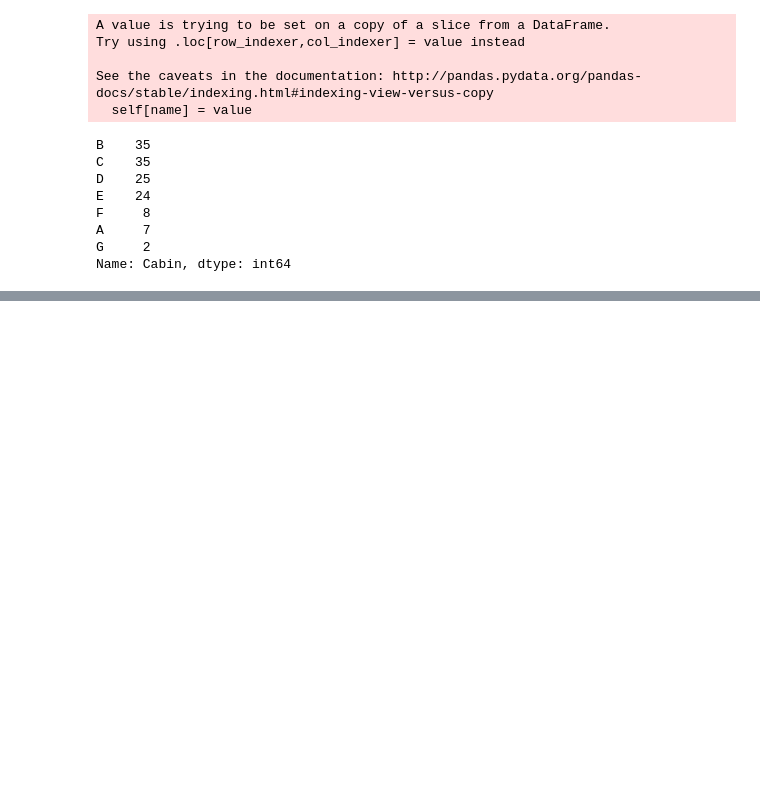
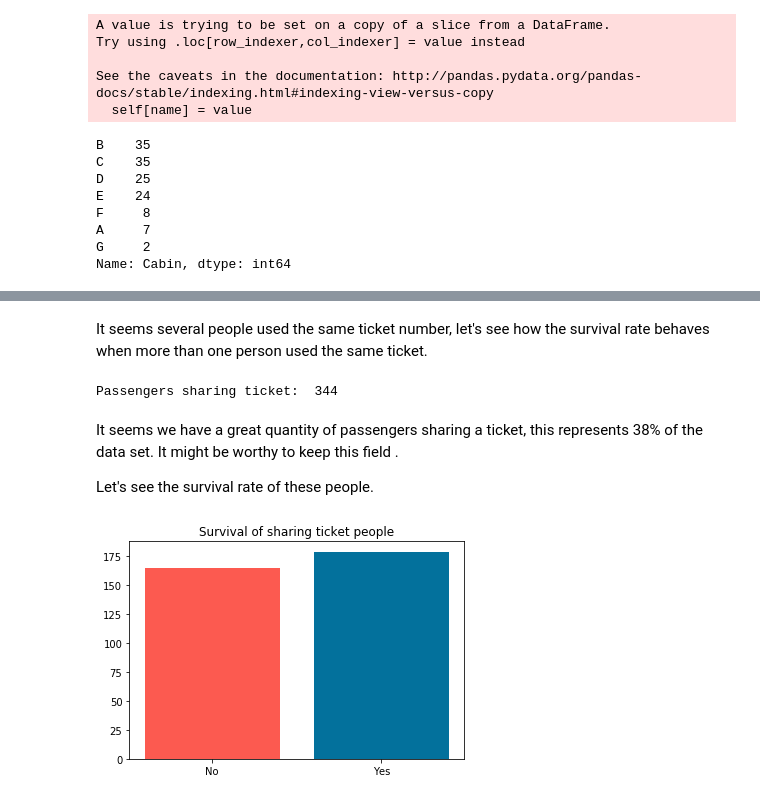
Before and after one commit to Ohtar10/ml-python, a Jupyter notebook: ch03/excercises/Who survives in the Titanic.ipynb, the cells around one changed output, grey strips where cells are left out. Saved outputs shown, nothing was run; the diff lists cells and outputs as text; code cells hidden in the pictures; blank space fills up the shorter version.

```diff
--- a/ch03/excercises/Who survives in the Titanic.ipynb
+++ b/ch03/excercises/Who survives in the Titanic.ipynb
@@ -203,2 +208,0 @@ So the conclusion is that this field don't contribute very much in the survival
-# %%
-train["Embarked"].fillna('M', inplace=True)
@@ -207,7 +208,0 @@ train["Embarked"].value_counts()
-# %%
-import matplotlib.pyplot as plt
-
-x = train["Embarked"].unique()
-y = train["Embarked"].value_counts()
-plt.bar(x, y)
-plt.show()
@@ -213,0 +257,25 @@ plt.show()
+# %% [markdown]
+It seems several people used the same ticket number, let's see how the survival rate behaves when more than one person used the same ticket.
+# %%
+ticket_survival = train.copy()
+# Let's group by the ticket
+groups = ticket_survival.groupby("Ticket")
+# Then filter for those who share the same ticket number
+share_ticket = groups.filter(lambda x: x.PassengerId.count() > 1)
+
+print("Passengers sharing ticket: ", share_ticket.PassengerId.count())
+# %% [output]
+Passengers sharing ticket:  344
+# %% [markdown]
+It seems we have a great quantity of passengers sharing a ticket, this represents 38% of the data set. It might be worthy to keep this field .
+
+Let's see the survival rate of these people.
+# %%
+plt.bar([0, 1],
+        share_ticket.Survived.value_counts(sort=False),
+        color=["xkcd:coral", 'xkcd:ocean blue'],
+        tick_label=["No", "Yes"])
+plt.title("Survival of sharing ticket people")
+plt.show()
+# %% [output]
+[figure, added]
```
Also changed, not shown: parts of 23 cells of this notebook.
